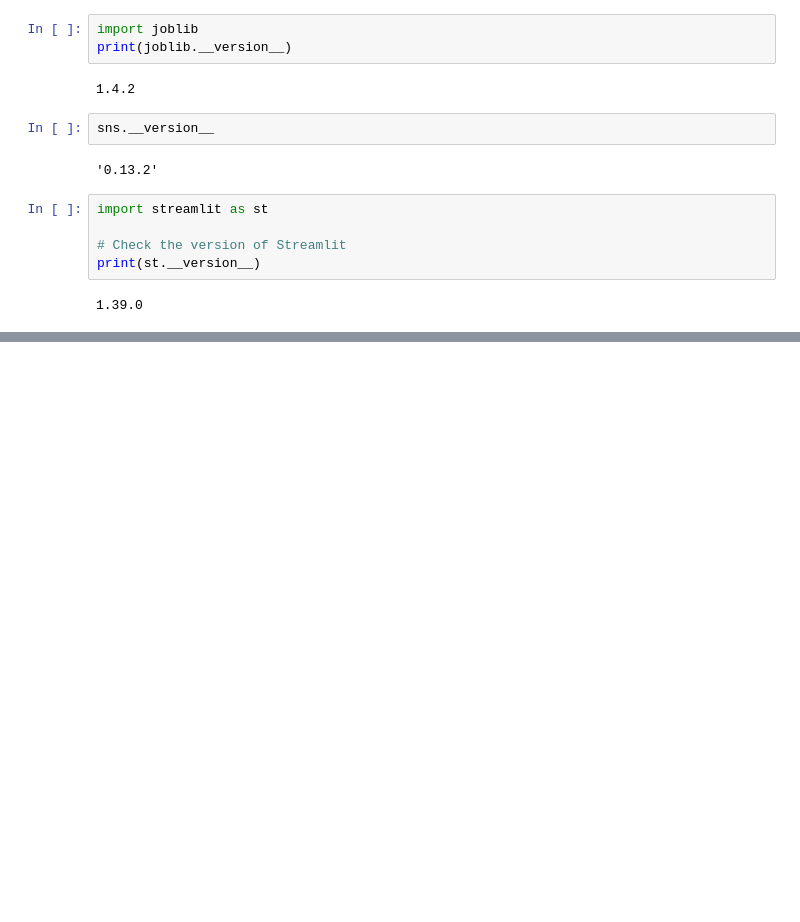
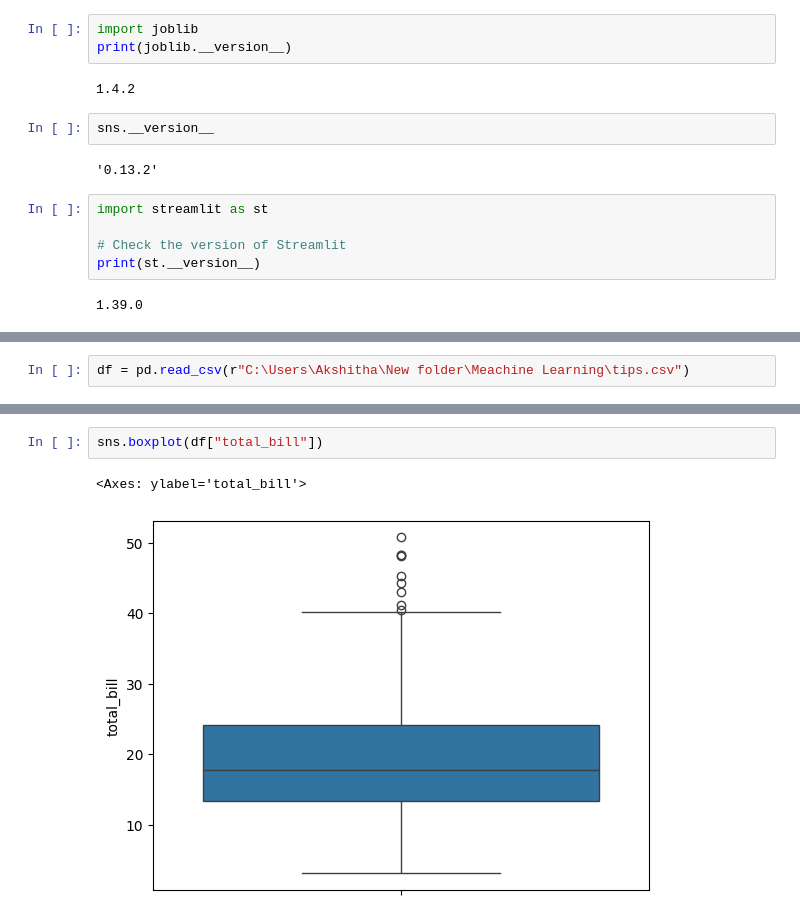
Before and after one commit to Saipranith05/Linear_regression, a Jupyter notebook: app.ipynb, the cells around one changed output, grey strips where cells are left out. Cells and saved outputs as stored; diff of their text form; blank space fills up the shorter version.

```diff
--- a/app.ipynb
+++ b/app.ipynb
@@ -477,0 +482,2 @@ print(st.__version__)
+# %%
+df = pd.read_csv(r"C:\Users\Akshitha\New folder\Meachine Learning\tips.csv")
@@ -477,0 +490,5 @@ print(st.__version__)
+# %%
+sns.boxplot(df["total_bill"])
+# %% [output]
+<Axes: ylabel='total_bill'>
+[figure, added]
```
Also changed, not shown: parts of 55 cells of this notebook, 3 other files.
